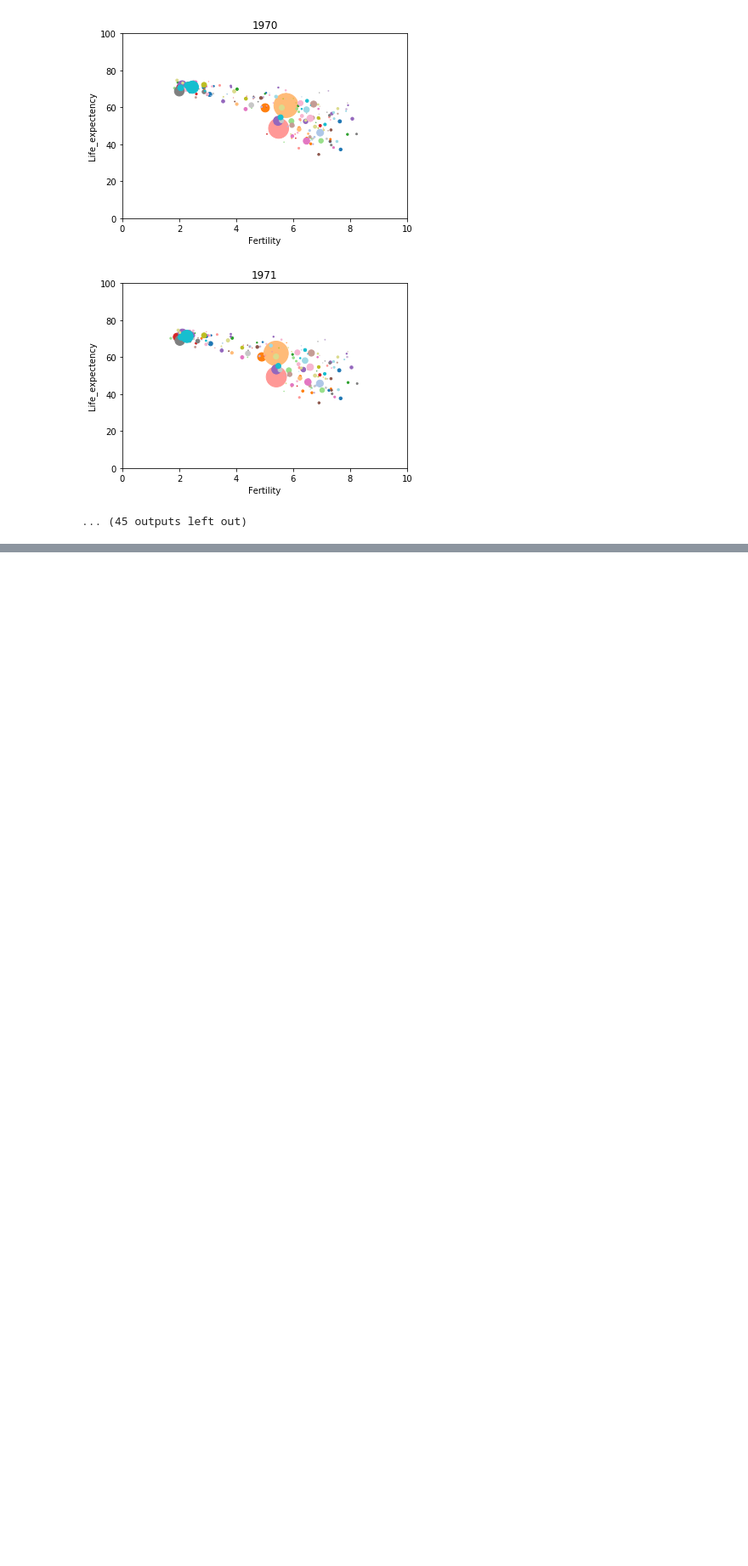
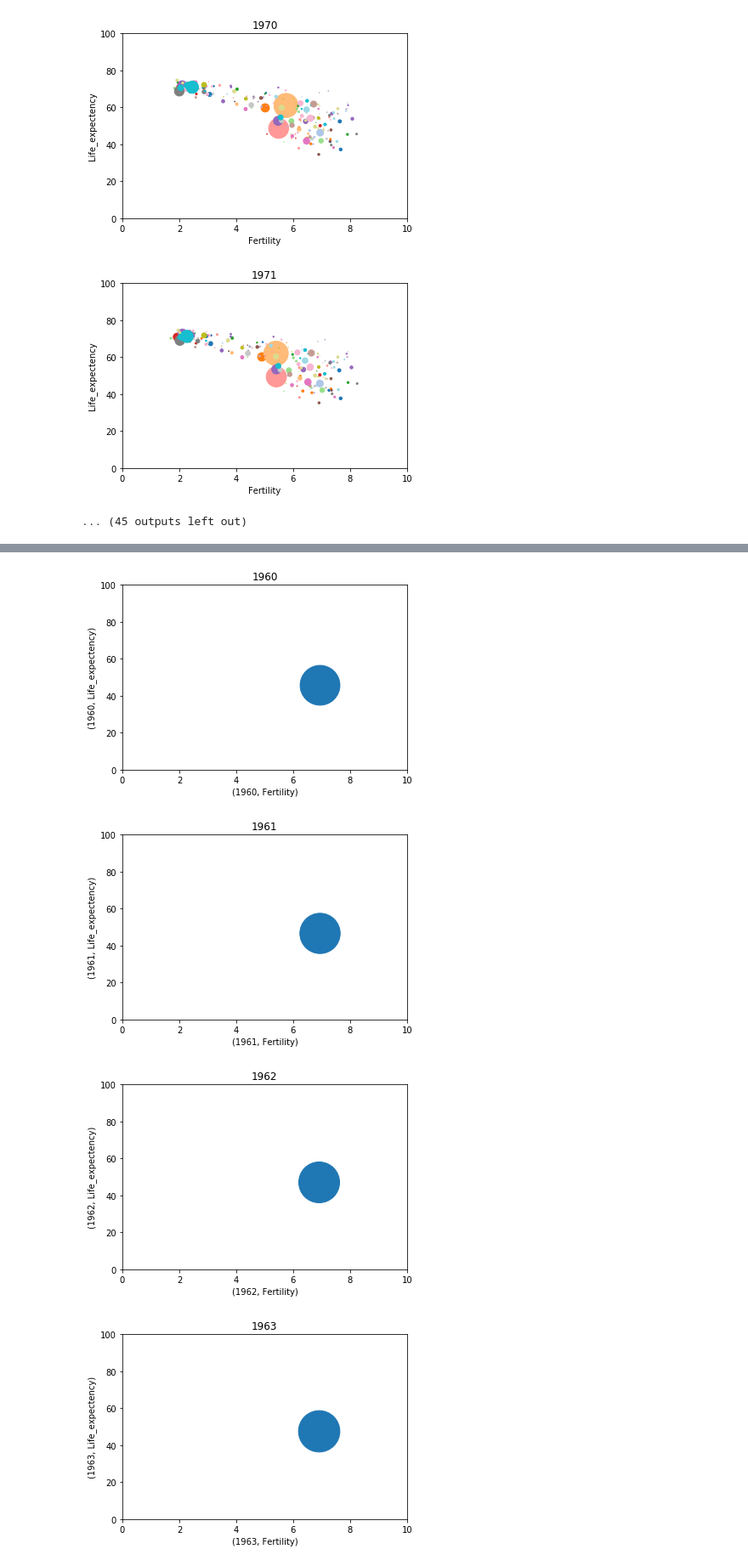
Before and after one commit to iremnasir/bootcamp_progress, a Jupyter notebook: Animate a Scatterplot.ipynb, the cells around one changed output, grey strips where cells are left out. Shown at 85% size. Drawn from its saved outputs; the diff is of its cells as text; code cells hidden in the pictures; blank space fills up the shorter version.

```diff
--- a/Animate a Scatterplot.ipynb
+++ b/Animate a Scatterplot.ipynb
@@ -462,0 +481,3 @@ imageio.mimsave("animated_plot.gif", list_of_images, fps = 2)
+# %%
+df6 = df6.unstack(1)
+df6
@@ -462,0 +499,5 @@ imageio.mimsave("animated_plot.gif", list_of_images, fps = 2)
+# %%
+iran = df6.loc["Iran"]
+iran = pd.DataFrame(iran)
+iran = iran.unstack()
+iran
@@ -462,0 +519,7 @@ imageio.mimsave("animated_plot.gif", list_of_images, fps = 2)
+# %%
+sel_col = iran.index
+sel_col =sel_col[160:]
+
+
+
+pd.DataFrame(iran.loc[1960]).unstack()
@@ -462,0 +530,14 @@ imageio.mimsave("animated_plot.gif", list_of_images, fps = 2)
+# %%
+
+for y in sel_col:
+    df_new = pd.DataFrame(iran.loc[y]).unstack()
+    image = df_new.plot.scatter((y, 'Fertility'), (y,    'Life_expectency'  ),s= df_new[(y, 'Population'     )]/10000)
+    plt.title(y)
+    plt.ylim(0,100)
+    plt.xlim(0,10)
+    plt.savefig(f"iran_plots/{y}.png")
+# %% [output]
+[figure, added]
+[figure, added]
+[figure, added]
+[figure, added]
```
Also changed, not shown: parts of 10 cells of this notebook.
